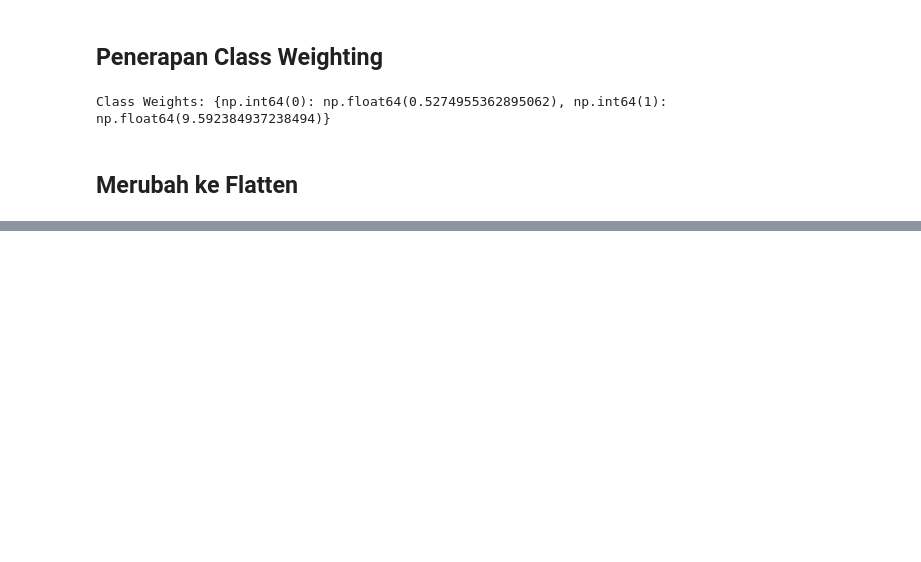
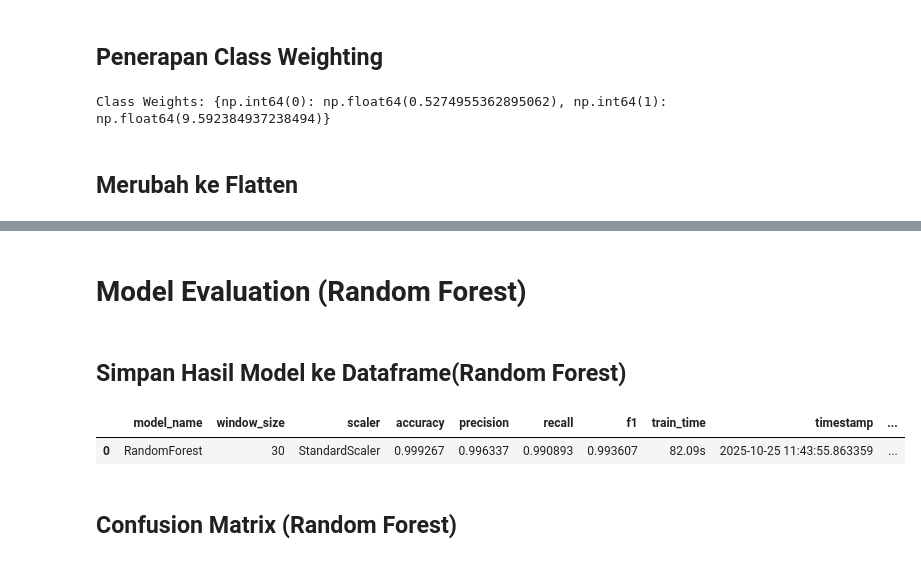
Before and after one commit to TurmaeUrsorum/Pump-Sensor-Time-Series, a Jupyter notebook: notebooks/RND.ipynb, the cells around one changed output, grey strips where cells are left out. Cells and saved outputs as stored; diff of their text form; code cells hidden in the pictures; blank space fills up the shorter version.

```diff
--- a/notebooks/RND.ipynb
+++ b/notebooks/RND.ipynb
@@ -846,0 +860,35 @@ X_test_flat = X_test_seq.reshape(X_test_seq.shape[0], -1)
+# %% [markdown]
+# **Model Evaluation (Random Forest)**
+# %%
+y_pred = model.predict(X_test_flat)
+accuracy = accuracy_score(y_test_seq, y_pred)
+precision = precision_score(y_test_seq, y_pred)
+recall = recall_score(y_test_seq, y_pred)
+f1 = f1_score(y_test_seq, y_pred)
+# %% [markdown]
+## **Simpan Hasil Model ke Dataframe(Random Forest)**
+# %%
+from datetime import datetime
+
+
+result = {
+    "model_name": "RandomForest",
+    "window_size": 30,
+    "scaler": "StandardScaler",
+    "accuracy": accuracy,
+    "precision": precision,
+    "recall": recall,
+    "f1": f1,
+    "train_time": f"{train_time}s",
+    "timestamp": datetime.now(),
+    "note": "Baseline RF dengan class_weight balanced"
+}
+
+results = pd.DataFrame([result])
+# %%
+results.head()
+# %% [output]
+|  | model_name | window_size | scaler | accuracy | precision | recall | f1 | train_time | timestamp | ... |
+| 0 | RandomForest | 30 | StandardScaler | 0.999267 | 0.996337 | 0.990893 | 0.993607 | 82.09s | 2025-10-25 11:43:55.863359 | ... |
+# %% [markdown]
+## **Confusion Matrix (Random Forest)**
```
Also changed, not shown: parts of 4 cells of this notebook.
